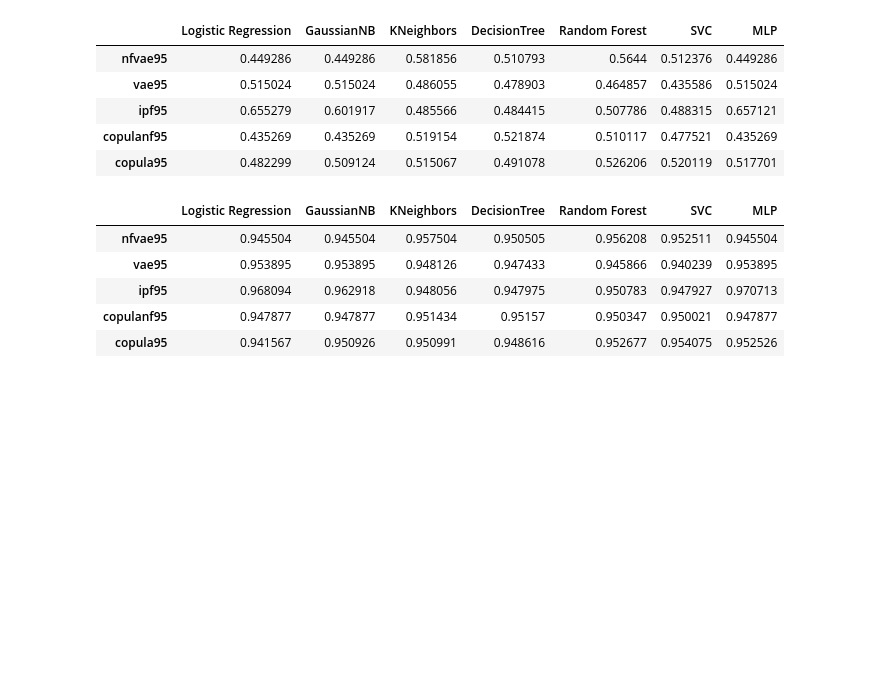
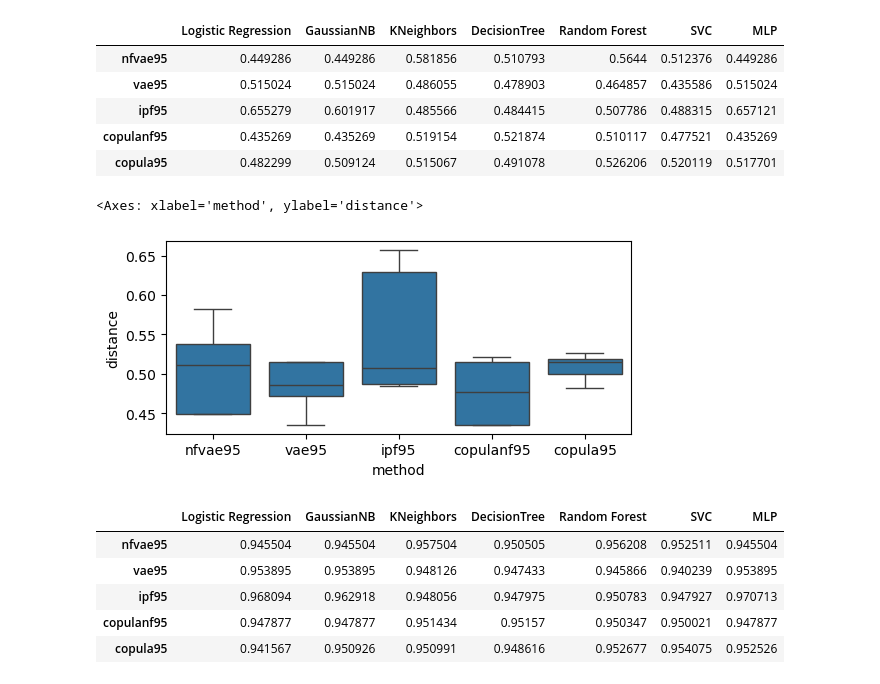
Before and after one commit to jaclenti/NFVAE-population-synthesis, a Jupyter notebook: notebooks/lc_privacy_4.ipynb, the cells around one changed output. Drawn from its saved outputs; the diff is of its cells as text; code cells hidden in the pictures; blank space fills up the shorter version.

```diff
--- a/notebooks/lc_privacy_4.ipynb
+++ b/notebooks/lc_privacy_4.ipynb
@@ -1006,6 +1008,12 @@ res_rocauc
 | ipf95 | 0.655279 | 0.601917 | 0.485566 | 0.484415 | 0.507786 | 0.488315 | 0.657121 |
 | copulanf95 | 0.435269 | 0.435269 | 0.519154 | 0.521874 | 0.510117 | 0.477521 | 0.435269 |
 | copula95 | 0.482299 | 0.509124 | 0.515067 | 0.491078 | 0.526206 | 0.520119 | 0.517701 |
+# %%
+fig, axes = sbp(figsize = (6, 2.5))
+sns.boxplot(data = res_rocauc.stack().reset_index().rename(columns = {"level_0": "method", 0: "distance"}), x = "method", y = "distance")
+# %% [output]
+<Axes: xlabel='method', ylabel='distance'>
+[figure, added]
 # %%
 res_aucpr
 # %% [output]
```
Also changed, not shown: parts of 6 cells of this notebook, 4 other files.
